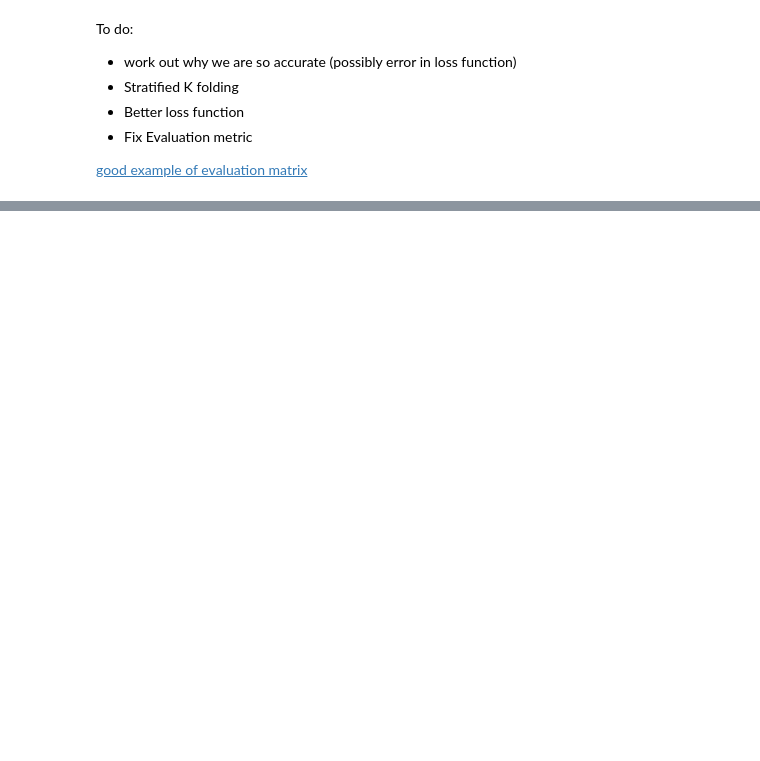
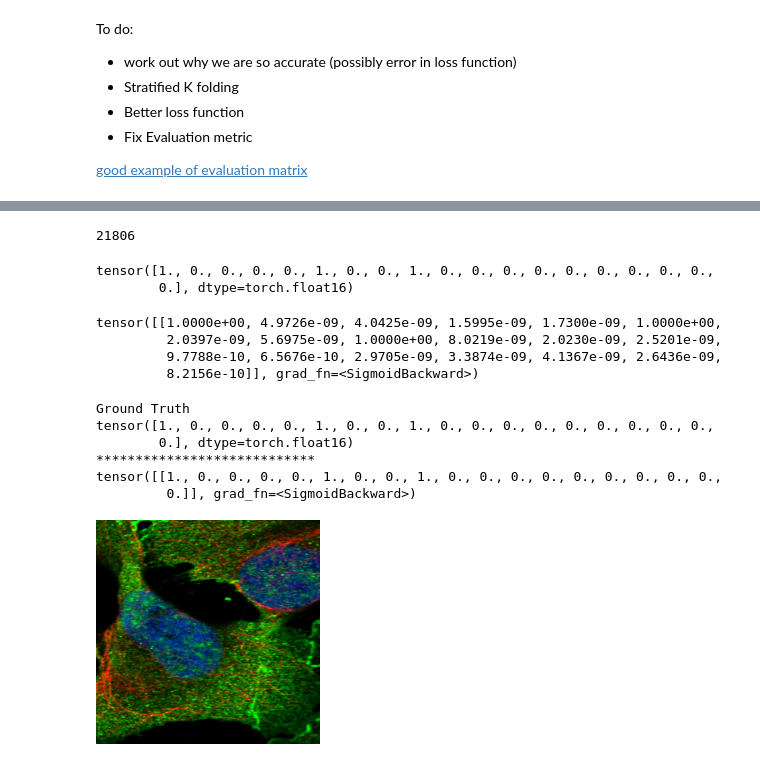
Before and after one commit to trainandgain/HPA-Single-Cell-Classification, a Jupyter notebook: notebooks/resnet_50_4_channel_multi_binary_cross_entropy_logit.ipynb, the cells around one changed output, grey strips where cells are left out. Cells and saved outputs as stored; diff of their text form; code cells hidden in the pictures; blank space fills up the shorter version.

```diff
--- a/notebooks/resnet_50_4_channel_multi_binary_cross_entropy_logit.ipynb
+++ b/notebooks/resnet_50_4_channel_multi_binary_cross_entropy_logit.ipynb
@@ -730,0 +742,5 @@ tensor([[0.4159, 0.2422, 0.6126, 0.3857, 0.4564, 0.4889, 0.4692, 0.5881, 0.5728,
+# %%
+# Model class must be defined somewhere
+PATH = 'resnet50.pth'
+model.load_state_dict(torch.load(PATH))
+model.eval()
@@ -730,0 +765,40 @@ tensor([[0.4159, 0.2422, 0.6126, 0.3857, 0.4564, 0.4889, 0.4692, 0.5881, 0.5728,
+# %%
+# get random pic and test
+pic = transformed_dataset[2000][0][0]
+label = transformed_dataset[2000][1][0]
+print(len(transformed_dataset))
+# %% [output]
+21806
+# %%
+label
+# %% [output]
+tensor([1., 0., 0., 0., 0., 1., 0., 0., 1., 0., 0., 0., 0., 0., 0., 0., 0., 0.,
+        0.], dtype=torch.float16)
+# %%
+model(pic.unsqueeze(0).float())
+# %% [output]
+tensor([[1.0000e+00, 4.9726e-09, 4.0425e-09, 1.5995e-09, 1.7300e-09, 1.0000e+00,
+         2.0397e-09, 5.6975e-09, 1.0000e+00, 8.0219e-09, 2.0230e-09, 2.5201e-09,
+         9.7788e-10, 6.5676e-10, 2.9705e-09, 3.3874e-09, 4.1367e-09, 2.6436e-09,
+         8.2156e-10]], grad_fn=<SigmoidBackward>)
+# %%
+def random_view():
+    ran = np.random.randint(0, 21000)
+    pic = transformed_dataset[ran][0][0]
+    label = transformed_dataset[ran][1][0]
+    print('Ground Truth')
+    print(label)
+    print('****************************')
+    print(model(pic.unsqueeze(0).float()))
+
+    return((transforms.ToPILImage(mode='RGB')(pic[:3, :, :])))
+# %%
+random_view()
+# %% [output]
+Ground Truth
+tensor([1., 0., 0., 0., 0., 1., 0., 0., 1., 0., 0., 0., 0., 0., 0., 0., 0., 0.,
+        0.], dtype=torch.float16)
+****************************
+tensor([[1., 0., 0., 0., 0., 1., 0., 0., 1., 0., 0., 0., 0., 0., 0., 0., 0., 0.,
+         0.]], grad_fn=<SigmoidBackward>)
+[figure, added]
```
Also changed, not shown: parts of 14 cells of this notebook.
